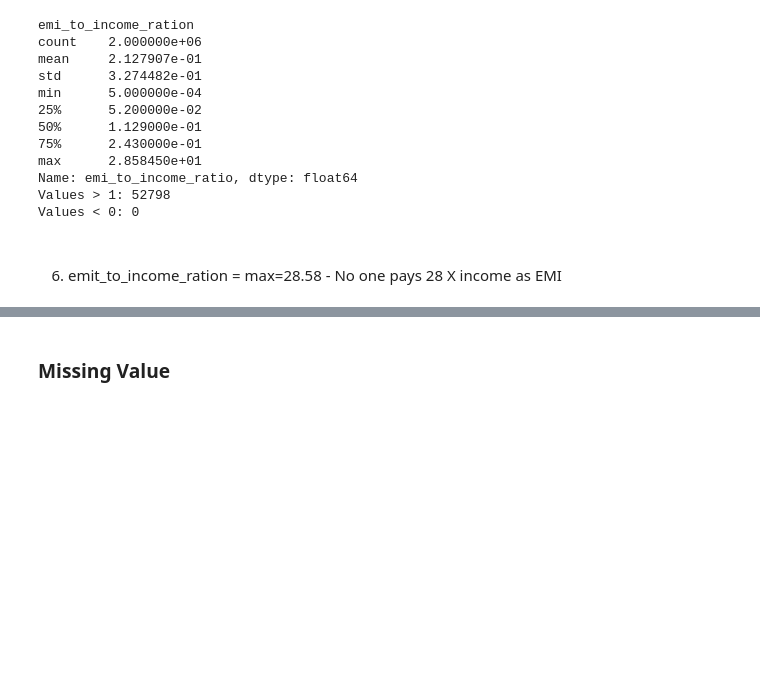
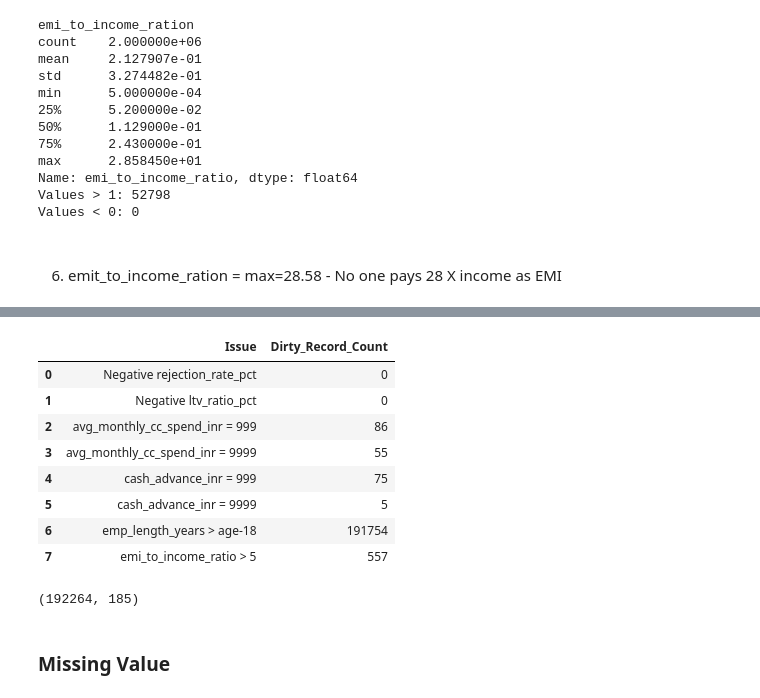
Before and after one commit to narendrajethi220/Credit-Risk-Analytics-NPA-Prediction, a Jupyter notebook: notebook/02_data_joining_cleaning.ipynb, the cells around one changed output, grey strips where cells are left out. Drawn from its saved outputs; the diff is of its cells as text; code cells hidden in the pictures; blank space fills up the shorter version.

Commit message:
identifying deliberatly injected data quality issues

```diff
--- a/notebook/02_data_joining_cleaning.ipynb
+++ b/notebook/02_data_joining_cleaning.ipynb
@@ -276,0 +277,2 @@ emp_length > (age - 18): 180929
+# %%
+merged['dirty_flag']=0
@@ -276,0 +368,29 @@ emp_length > (age - 18): 180929
+# %%
+issues = {
+    "Negative rejection_rate_pct":
+        (merged['rejection_rate_pct'] < 0),
+
+    "Negative ltv_ratio_pct":
+        (merged['ltv_ratio_pct'] < 0),
+
+    "avg_monthly_cc_spend_inr = 999":
+        (merged['avg_monthly_cc_spend_inr'] == 999),
+
+    "avg_monthly_cc_spend_inr = 9999":
+        (merged['avg_monthly_cc_spend_inr'] == 9999),
+
+    "cash_advance_inr = 999":
+        (merged['cash_advance_inr'] == 999),
+
+    "cash_advance_inr = 9999":
+        (merged['cash_advance_inr'] == 9999),
+
+    "emp_length_years > age-18":
+        (merged['emp_length_years'] > (merged['age'] - 18)),
+
+    "emi_to_income_ratio > 5":
+        (merged['emi_to_income_ratio'] > 5)
+}
+
+for issue, mask in issues.items():
+    print(f"{issue:35s} : {mask.sum():,}")
@@ -277,3 +406,24 @@ emp_length > (age - 18): 180929
+# %%
+summary = pd.DataFrame({
+    "Issue": issues.keys(),
+    "Dirty_Record_Count": [mask.sum() for mask in issues.values()]
+})
+
+summary
+# %% [output]
+|  | Issue | Dirty_Record_Count |
+| 0 | Negative rejection_rate_pct | 0 |
+| 1 | Negative ltv_ratio_pct | 0 |
+| 2 | avg_monthly_cc_spend_inr = 999 | 86 |
+| 3 | avg_monthly_cc_spend_inr = 9999 | 55 |
+| 4 | cash_advance_inr = 999 | 75 |
+| 5 | cash_advance_inr = 9999 | 5 |
+| 6 | emp_length_years > age-18 | 191754 |
+| 7 | emi_to_income_ratio > 5 | 557 |
+# %%
+merged.loc[merged['dirty_flag'] == 1].shape
+# %% [output]
+(192264, 185)
 # %% [markdown]
 ### Missing Value
 # %%
```
Also changed, not shown: parts of 9 cells of this notebook, 1 other file.
